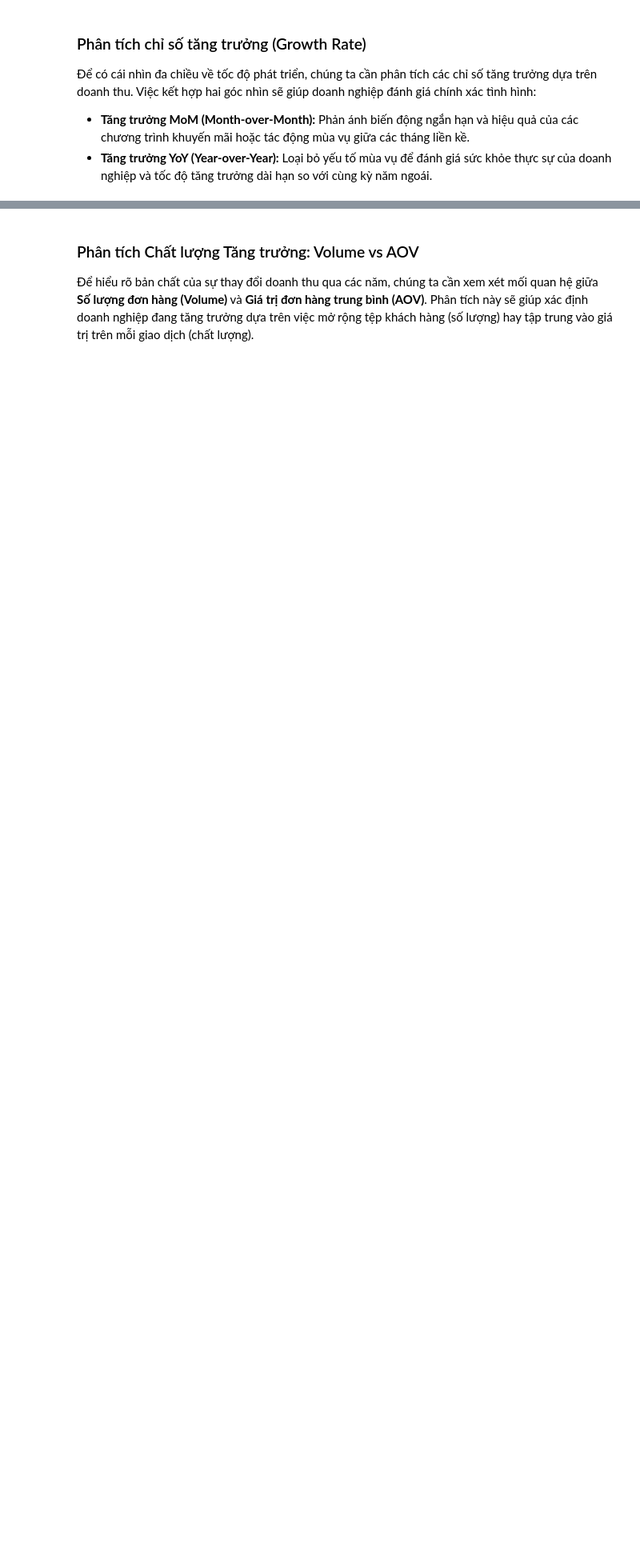
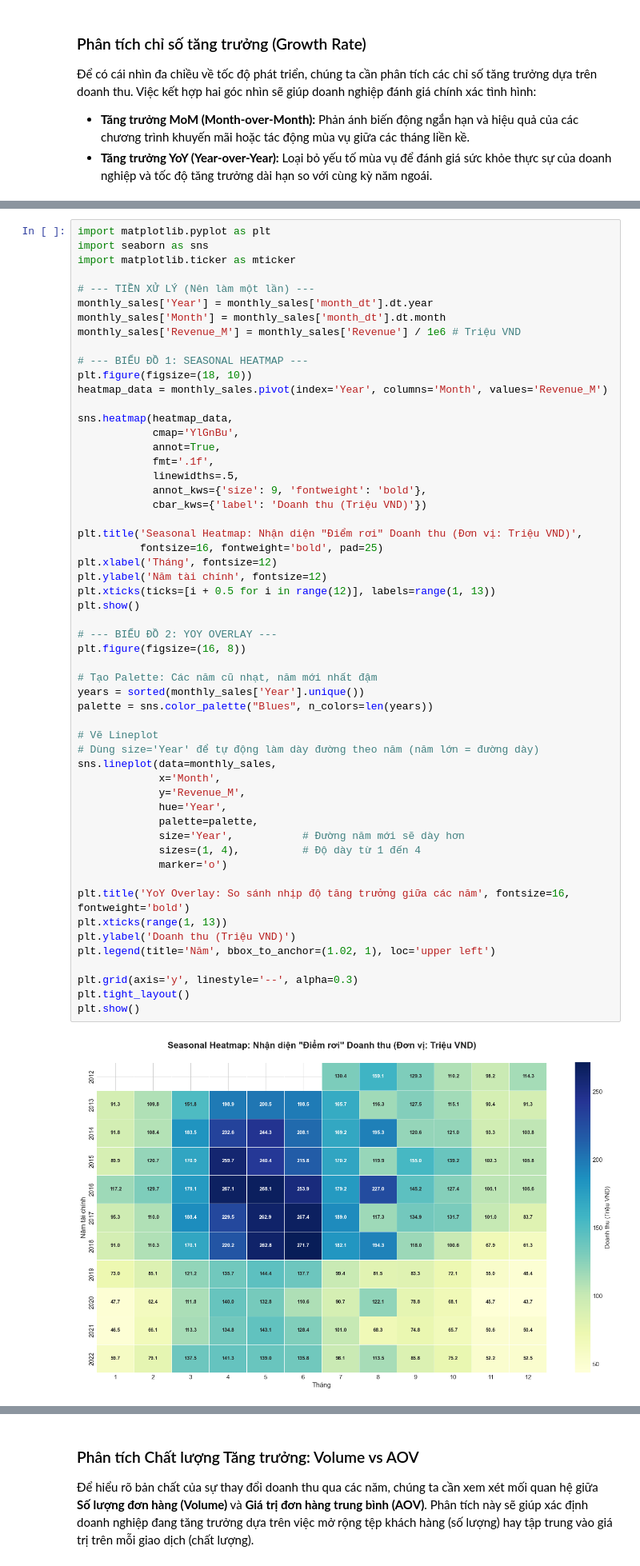
Before and after one commit to caosfourn/DATATHON_2026_DATACONDA, a Jupyter notebook: notebook/05_eda_storytelling_masterpiece_v2.ipynb, the cells around one changed output, grey strips where cells are left out. Shown at 80% size. Cells and saved outputs as stored; diff of their text form; blank space fills up the shorter version.

```diff
--- a/notebook/05_eda_storytelling_masterpiece_v2.ipynb
+++ b/notebook/05_eda_storytelling_masterpiece_v2.ipynb
@@ -329,0 +368,57 @@ print(f"[Insight] So tháng tăng trưởng âm (YoY): {(yoy_data['YoY_Growth']
+# %%
+import matplotlib.pyplot as plt
+import seaborn as sns
+import matplotlib.ticker as mticker
+
+# --- TIỀN XỬ LÝ (Nên làm một lần) ---
+monthly_sales['Year'] = monthly_sales['month_dt'].dt.year
+monthly_sales['Month'] = monthly_sales['month_dt'].dt.month
+monthly_sales['Revenue_M'] = monthly_sales['Revenue'] / 1e6 # Triệu VND
+
+# --- BIỂU ĐỒ 1: SEASONAL HEATMAP ---
+plt.figure(figsize=(18, 10))
+heatmap_data = monthly_sales.pivot(index='Year', columns='Month', values='Revenue_M')
+
+sns.heatmap(heatmap_data,
+            cmap='YlGnBu',
+            annot=True,
+            fmt='.1f',
+            linewidths=.5,
+            annot_kws={'size': 9, 'fontweight': 'bold'},
+            cbar_kws={'label': 'Doanh thu (Triệu VND)'})
+
+plt.title('Seasonal Heatmap: Nhận diện "Điểm rơi" Doanh thu (Đơn vị: Triệu VND)',
+          fontsize=16, fontweight='bold', pad=25)
+plt.xlabel('Tháng', fontsize=12)
+plt.ylabel('Năm tài chính', fontsize=12)
+plt.xticks(ticks=[i + 0.5 for i in range(12)], labels=range(1, 13))
+plt.show()
+
+# --- BIỂU ĐỒ 2: YOY OVERLAY ---
+plt.figure(figsize=(16, 8))
+
+# Tạo Palette: Các năm cũ nhạt, năm mới nhất đậm
+years = sorted(monthly_sales['Year'].unique())
+palette = sns.color_palette("Blues", n_colors=len(years))
+
+# Vẽ Lineplot
+# Dùng size='Year' để tự động làm dày đường theo năm (năm lớn = đường dày)
+sns.lineplot(data=monthly_sales,
+             x='Month',
+             y='Revenue_M',
+             hue='Year',
+             palette=palette,
+             size='Year',           # Đường năm mới sẽ dày hơn
+             sizes=(1, 4),          # Độ dày từ 1 đến 4
+             marker='o')
+
+plt.title('YoY Overlay: So sánh nhịp độ tăng trưởng giữa các năm', fontsize=16, fontweight='bold')
+plt.xticks(range(1, 13))
+plt.ylabel('Doanh thu (Triệu VND)')
+plt.legend(title='Năm', bbox_to_anchor=(1.02, 1), loc='upper left')
+
+plt.grid(axis='y', linestyle='--', alpha=0.3)
+plt.tight_layout()
+plt.show()
+# %% [output]
+[figure, added]
```
Also changed, not shown: parts of 23 cells of this notebook, 6 other files.
